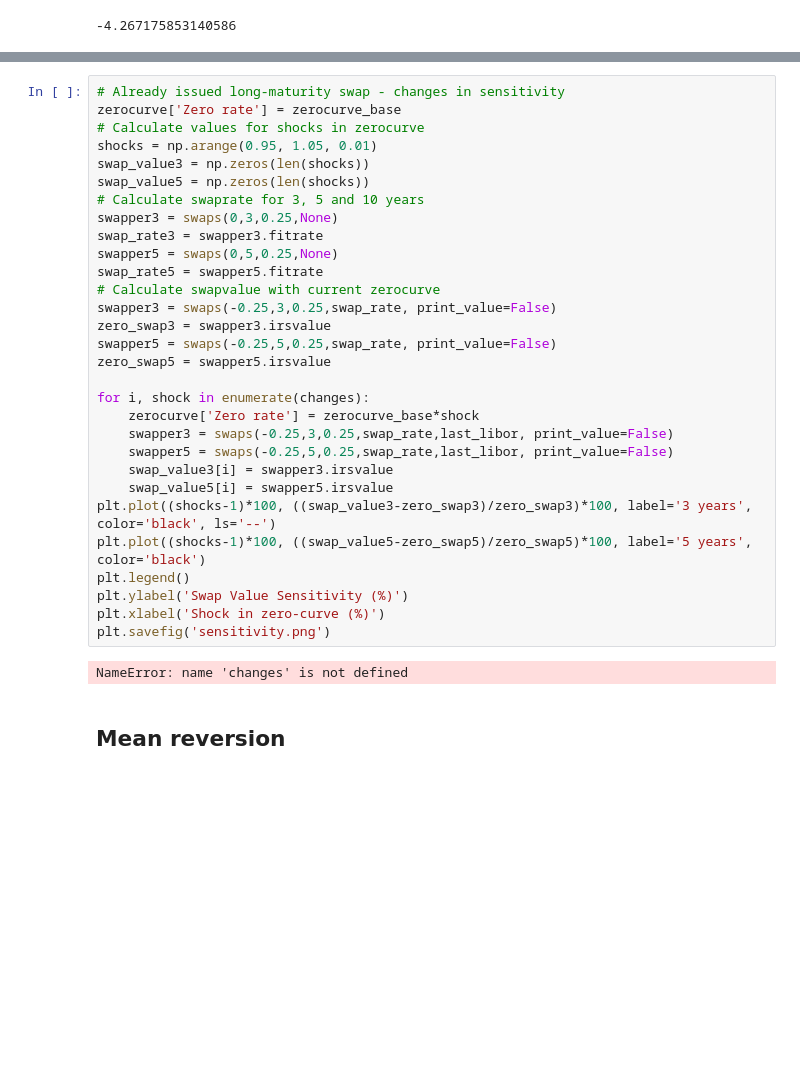
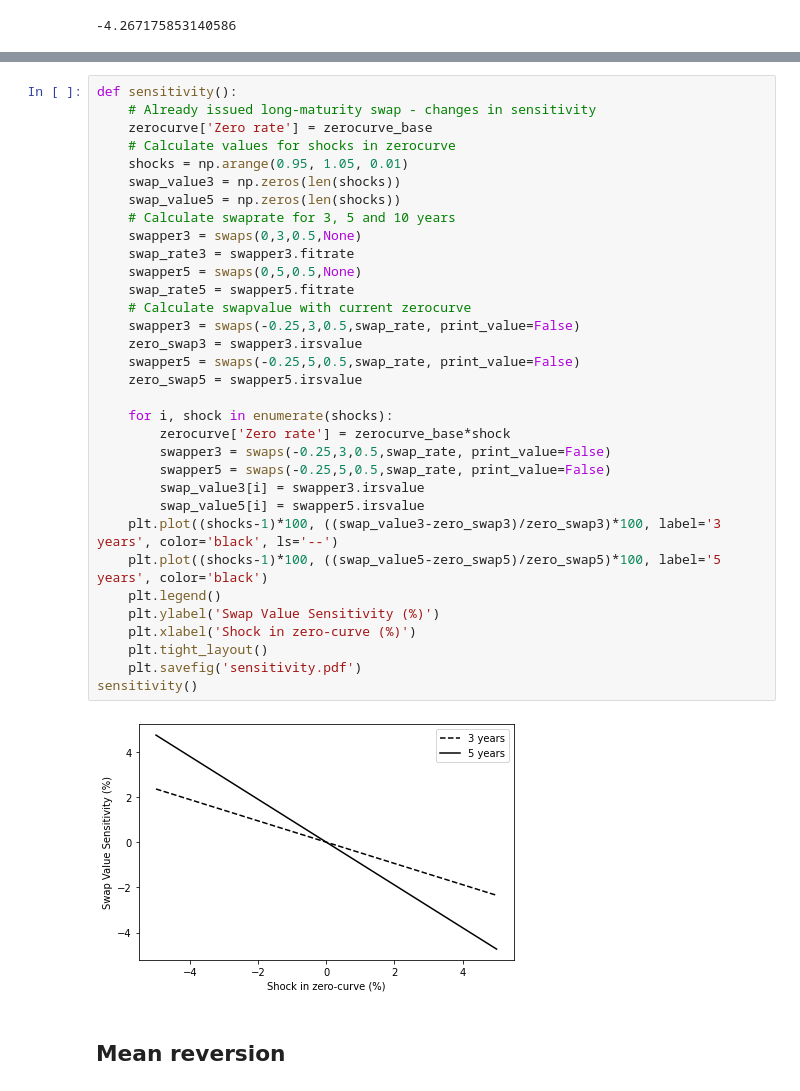
Before and after one commit to LuukOudshoorn25/SPFDM1, a Jupyter notebook: SPFDM 1.ipynb, the cells around one changed output, grey strips where cells are left out. Saved outputs shown, nothing was run; the diff lists cells and outputs as text; blank space fills up the shorter version.

```diff
--- a/SPFDM 1.ipynb
+++ b/SPFDM 1.ipynb
@@ -429,35 +436,38 @@ Float 97.65260259576408
 # %%
-# Already issued long-maturity swap - changes in sensitivity
-zerocurve['Zero rate'] = zerocurve_base
-# Calculate values for shocks in zerocurve
-shocks = np.arange(0.95, 1.05, 0.01)
-swap_value3 = np.zeros(len(shocks))
-swap_value5 = np.zeros(len(shocks))
-# Calculate swaprate for 3, 5 and 10 years
-swapper3 = swaps(0,3,0.25,None)
-swap_rate3 = swapper3.fitrate
-swapper5 = swaps(0,5,0.25,None)
-swap_rate5 = swapper5.fitrate
-# Calculate swapvalue with current zerocurve
-swapper3 = swaps(-0.25,3,0.25,swap_rate, print_value=False)
-zero_swap3 = swapper3.irsvalue
-swapper5 = swaps(-0.25,5,0.25,swap_rate, print_value=False)
-zero_swap5 = swapper5.irsvalue
+def sensitivity():
+    # Already issued long-maturity swap - changes in sensitivity
+    zerocurve['Zero rate'] = zerocurve_base
+    # Calculate values for shocks in zerocurve
+    shocks = np.arange(0.95, 1.05, 0.01)
+    swap_value3 = np.zeros(len(shocks))
+    swap_value5 = np.zeros(len(shocks))
+    # Calculate swaprate for 3, 5 and 10 years
+    swapper3 = swaps(0,3,0.5,None)
+    swap_rate3 = swapper3.fitrate
+    swapper5 = swaps(0,5,0.5,None)
+    swap_rate5 = swapper5.fitrate
+    # Calculate swapvalue with current zerocurve
+    swapper3 = swaps(-0.25,3,0.5,swap_rate, print_value=False)
+    zero_swap3 = swapper3.irsvalue
+    swapper5 = swaps(-0.25,5,0.5,swap_rate, print_value=False)
+    zero_swap5 = swapper5.irsvalue
 
-for i, shock in enumerate(changes):
-    zerocurve['Zero rate'] = zerocurve_base*shock
-    swapper3 = swaps(-0.25,3,0.25,swap_rate,last_libor, print_value=False)
-    swapper5 = swaps(-0.25,5,0.25,swap_rate,last_libor, print_value=False)
-    swap_value3[i] = swapper3.irsvalue
-    swap_value5[i] = swapper5.irsvalue
-plt.plot((shocks-1)*100, ((swap_value3-zero_swap3)/zero_swap3)*100, label='3 years', color='black', ls='--')
-plt.plot((shocks-1)*100, ((swap_value5-zero_swap5)/zero_swap5)*100, label='5 years', color='black')
-plt.legend()
-plt.ylabel('Swap Value Sensitivity (%)')
-plt.xlabel('Shock in zero-curve (%)')
-plt.savefig('sensitivity.png')
+    for i, shock in enumerate(shocks):
+        zerocurve['Zero rate'] = zerocurve_base*shock
+        swapper3 = swaps(-0.25,3,0.5,swap_rate, print_value=False)
+        swapper5 = swaps(-0.25,5,0.5,swap_rate, print_value=False)
+        swap_value3[i] = swapper3.irsvalue
+        swap_value5[i] = swapper5.irsvalue
+    plt.plot((shocks-1)*100, ((swap_value3-zero_swap3)/zero_swap3)*100, label='3 years', color='black', ls='--')
+    plt.plot((shocks-1)*100, ((swap_value5-zero_swap5)/zero_swap5)*100, label='5 years', color='black')
+    plt.legend()
+    plt.ylabel('Swap Value Sensitivity (%)')
+    plt.xlabel('Shock in zero-curve (%)')
+    plt.tight_layout()
+    plt.savefig('sensitivity.pdf')
+sensitivity()
 # %% [output]
-NameError: name 'changes' is not defined
+[figure, added]
 # %% [markdown]
 <h2>Mean reversion</h2>
 # %%
```
Also changed, not shown: parts of 5 cells of this notebook.
